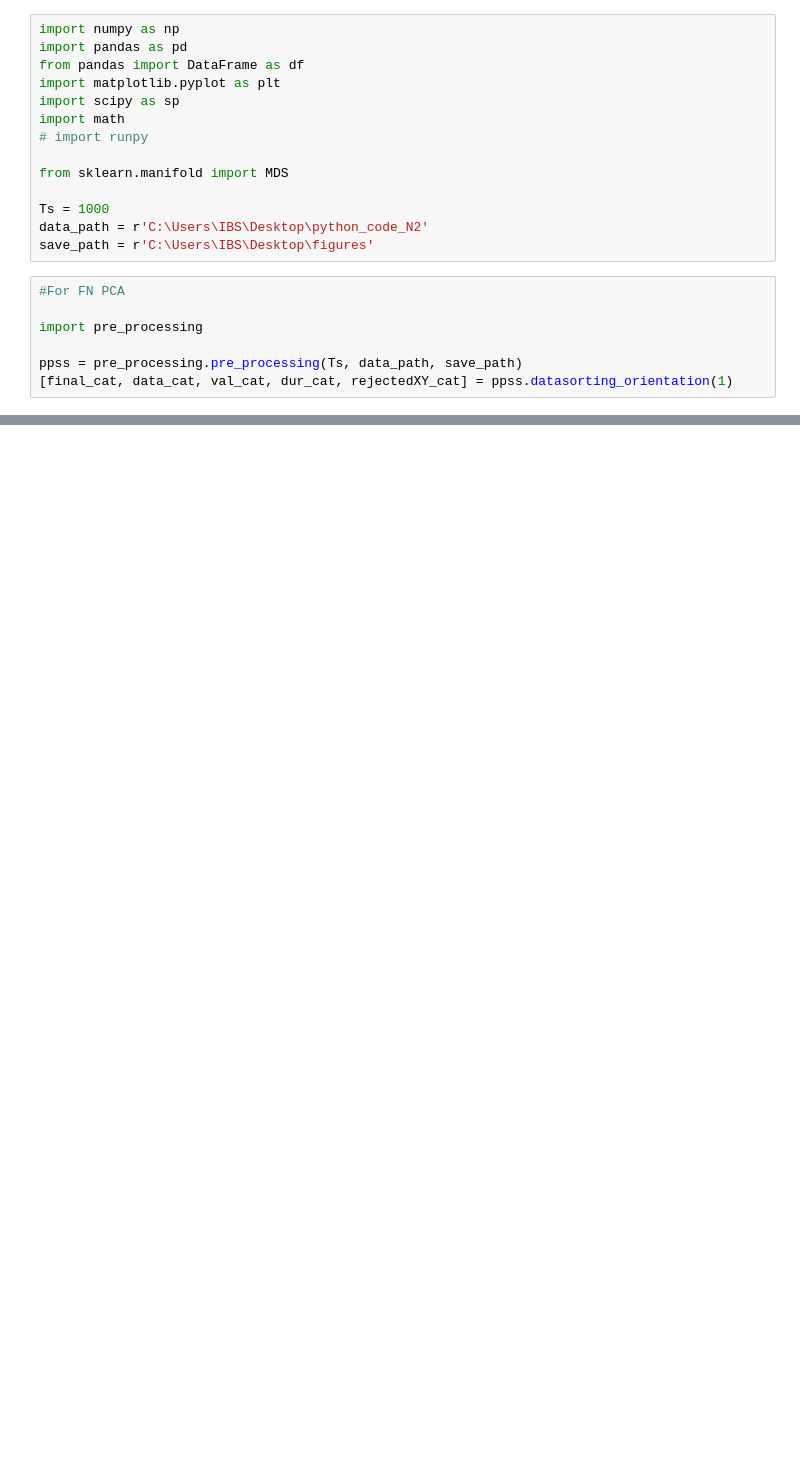
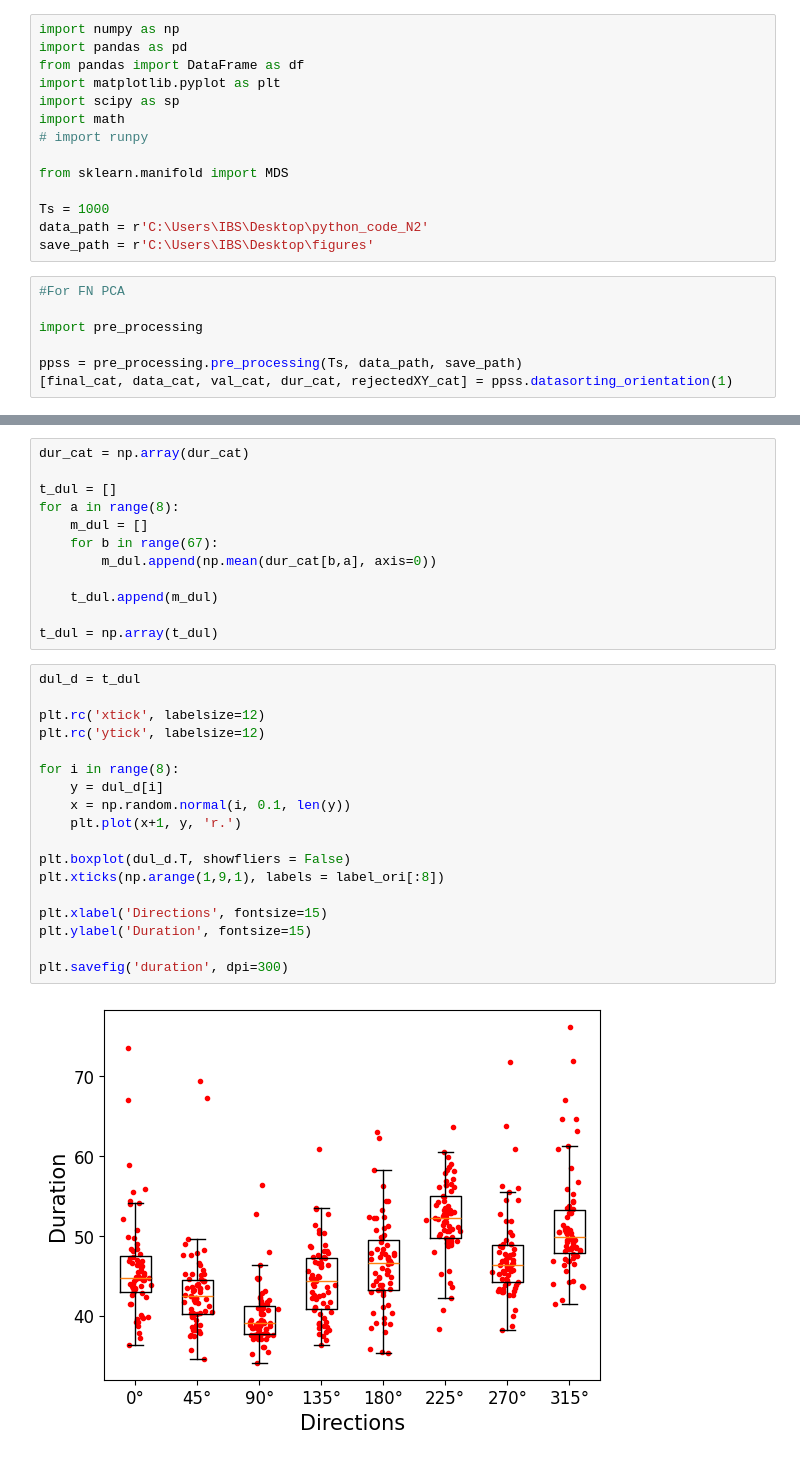
Before and after one commit to NeuroAI-IBS/fn_data_saccade, a Jupyter notebook: Data sorting/python_code/behavior_analy.ipynb, the cells around one changed output, grey strips where cells are left out. Drawn from its saved outputs; the diff is of its cells as text; blank space fills up the shorter version.

```diff
--- a/Data sorting/python_code/behavior_analy.ipynb
+++ b/Data sorting/python_code/behavior_analy.ipynb
@@ -105,0 +81,32 @@ df(val_d)
+# %%
+dur_cat = np.array(dur_cat)
+
+t_dul = []
+for a in range(8):
+    m_dul = []
+    for b in range(67):
+        m_dul.append(np.mean(dur_cat[b,a], axis=0))
+
+    t_dul.append(m_dul)
+
+t_dul = np.array(t_dul)
+# %%
+dul_d = t_dul
+
+plt.rc('xtick', labelsize=12)
+plt.rc('ytick', labelsize=12)
+
+for i in range(8):
+    y = dul_d[i]
+    x = np.random.normal(i, 0.1, len(y))
+    plt.plot(x+1, y, 'r.')
+
+plt.boxplot(dul_d.T, showfliers = False)
+plt.xticks(np.arange(1,9,1), labels = label_ori[:8])
+
+plt.xlabel('Directions', fontsize=15)
+plt.ylabel('Duration', fontsize=15)
+
+plt.savefig('duration', dpi=300)
+# %% [output]
+[figure, added]
```
Also changed, not shown: parts of 17 cells of this notebook.
